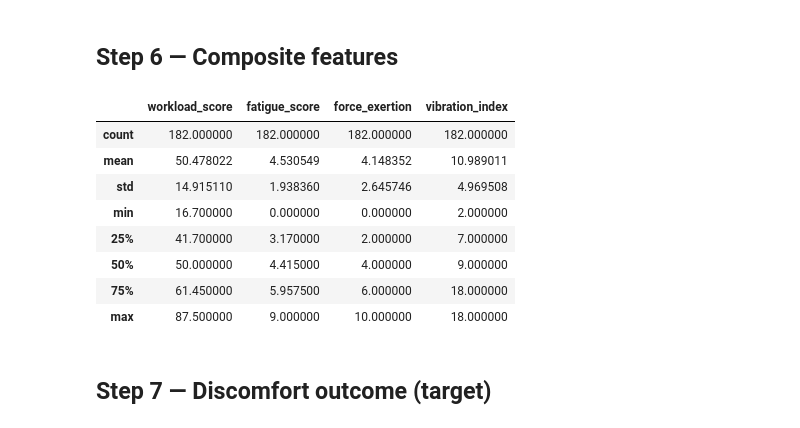
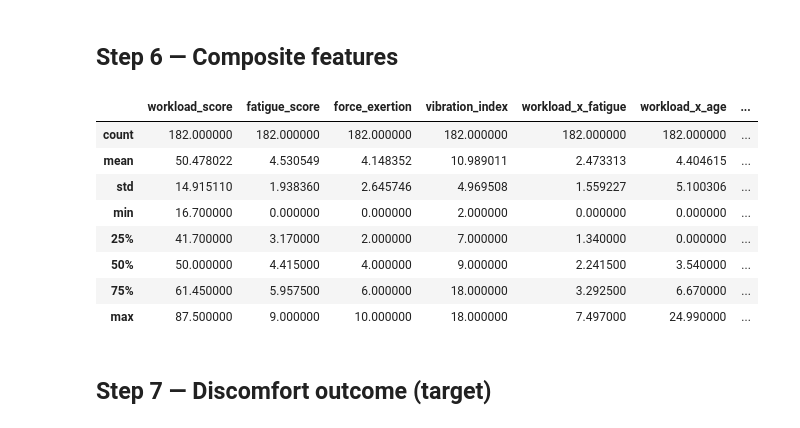
Before and after one commit to AilaVishnu/ergonomic-risk-factor-prediction, a Jupyter notebook: notebooks/02_feature_engineering.ipynb, the cells around one changed output. Saved outputs shown, nothing was run; the diff lists cells and outputs as text; code cells hidden in the pictures.

```diff
--- a/notebooks/02_feature_engineering.ipynb
+++ b/notebooks/02_feature_engineering.ipynb
@@ -156,35 +156,44 @@ df[['Type of vehicle', 'vehicle_rank', 'Mode of carrying deliveries', 'carrying_
 # %%
 nasa_cols = [c for c in df.columns if c.endswith('[.]')]
 borg_cols = [c for c in df.columns if c.endswith('[Your rating]')]
 perf_col = [c for c in nasa_cols if 'satisfied' in c.lower()][0]
 lifting_col = [c for c in borg_cols if 'lifting' in c.lower()][0]
 
 # NASA-TLX mean, with the satisfaction item reversed (high satisfaction = low load)
 nasa_adj = df[nasa_cols].copy()
 nasa_adj[perf_col] = 100 - nasa_adj[perf_col]
 df['workload_score'] = nasa_adj.mean(axis=1).round(1)
 #workload_score = ( mental + physical + Time pressure + (100 - satisfied) + effort + stress ) / 6
 
 df['fatigue_score'] = df[borg_cols].mean(axis=1).round(2)
 #fatigue_score = ( overall + legs + breathing + lifting + traffic + exhaustion ) / 6
 
 df['force_exertion'] = df[lifting_col]
 #force_exertion = borg_lifting
 
 df['vibration_index'] = df['vehicle_rank'] * df['work_hours_num']
 #vibration_index = vehicle_rank * work_hours_num
 
-df[['workload_score', 'fatigue_score', 'force_exertion', 'vibration_index']].describe()
+# Interaction features for the ML stage
+df['workload_x_fatigue'] = (df['workload_score'] * df['fatigue_score'] / 100).round(3)
+df['workload_x_age']     = (df['workload_score'] * df['age_ord'] / 10).round(3)
+df['force_x_age']        = (df['force_exertion'] * df['age_ord']).round(2)
+df['fatigue_x_jobdur']   = (df['fatigue_score'] * df['job_duration_ord']).round(2)
+df['deliv_x_days']       = (df['deliveries_num'] * df['work_days_num']).round(1)
+
+df[['workload_score', 'fatigue_score', 'force_exertion', 'vibration_index',
+    'workload_x_fatigue', 'workload_x_age', 'force_x_age',
+    'fatigue_x_jobdur', 'deliv_x_days']].describe()
 # %% [output]
-|  | workload_score | fatigue_score | force_exertion | vibration_index |
-| count | 182.000000 | 182.000000 | 182.000000 | 182.000000 |
-| mean | 50.478022 | 4.530549 | 4.148352 | 10.989011 |
-| std | 14.915110 | 1.938360 | 2.645746 | 4.969508 |
-| min | 16.700000 | 0.000000 | 0.000000 | 2.000000 |
-| 25% | 41.700000 | 3.170000 | 2.000000 | 7.000000 |
-| 50% | 50.000000 | 4.415000 | 4.000000 | 9.000000 |
-| 75% | 61.450000 | 5.957500 | 6.000000 | 18.000000 |
-| max | 87.500000 | 9.000000 | 10.000000 | 18.000000 |
+|  | workload_score | fatigue_score | force_exertion | vibration_index | workload_x_fatigue | workload_x_age | ... |
+| count | 182.000000 | 182.000000 | 182.000000 | 182.000000 | 182.000000 | 182.000000 | ... |
+| mean | 50.478022 | 4.530549 | 4.148352 | 10.989011 | 2.473313 | 4.404615 | ... |
+| std | 14.915110 | 1.938360 | 2.645746 | 4.969508 | 1.559227 | 5.100306 | ... |
+| min | 16.700000 | 0.000000 | 0.000000 | 2.000000 | 0.000000 | 0.000000 | ... |
+| 25% | 41.700000 | 3.170000 | 2.000000 | 7.000000 | 1.340000 | 0.000000 | ... |
+| 50% | 50.000000 | 4.415000 | 4.000000 | 9.000000 | 2.241500 | 3.540000 | ... |
+| 75% | 61.450000 | 5.957500 | 6.000000 | 18.000000 | 3.292500 | 6.670000 | ... |
+| max | 87.500000 | 9.000000 | 10.000000 | 18.000000 | 7.497000 | 24.990000 | ... |
 # %% [markdown]
 ## Step 7 — Discomfort outcome (target)
 # %%
```
Also changed, not shown: parts of 2 cells of this notebook, 4 other files.
